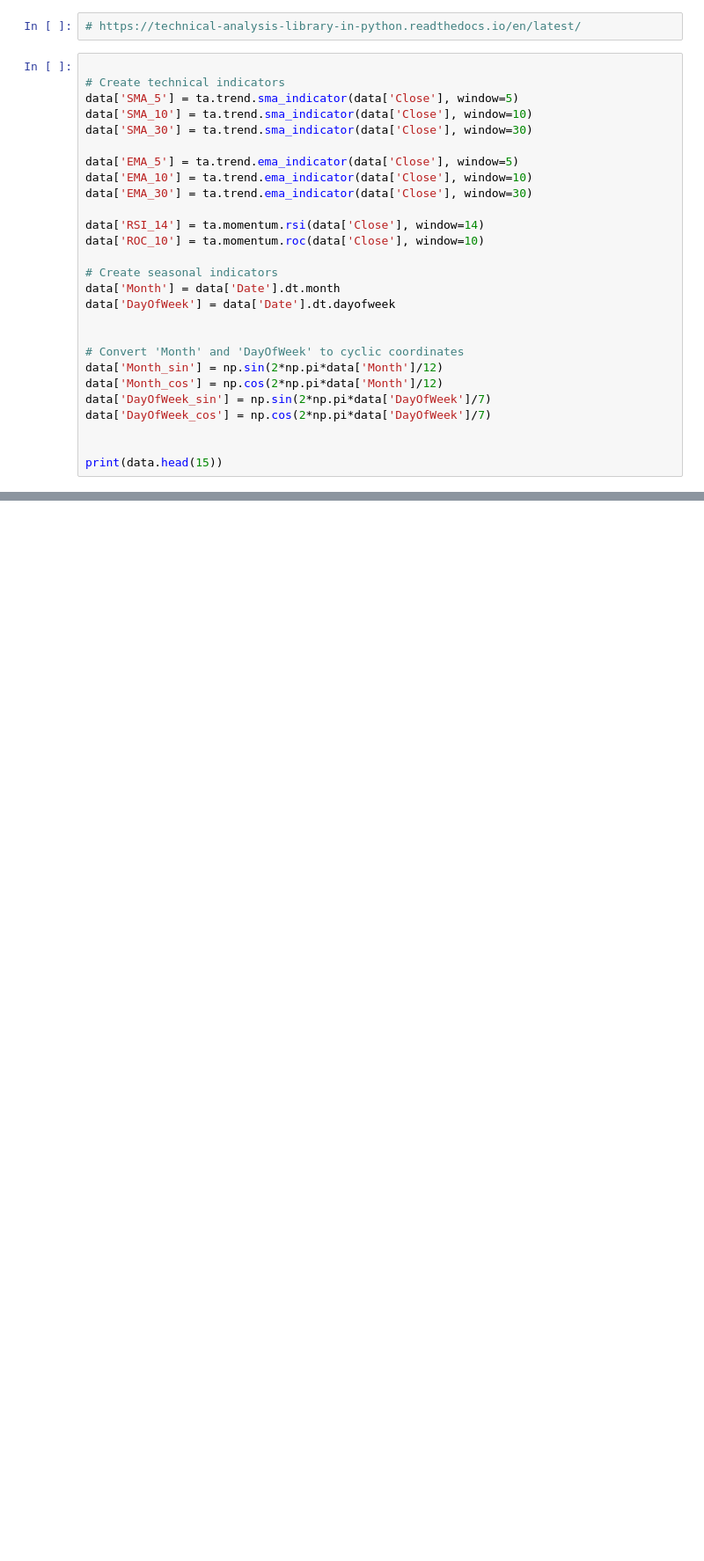
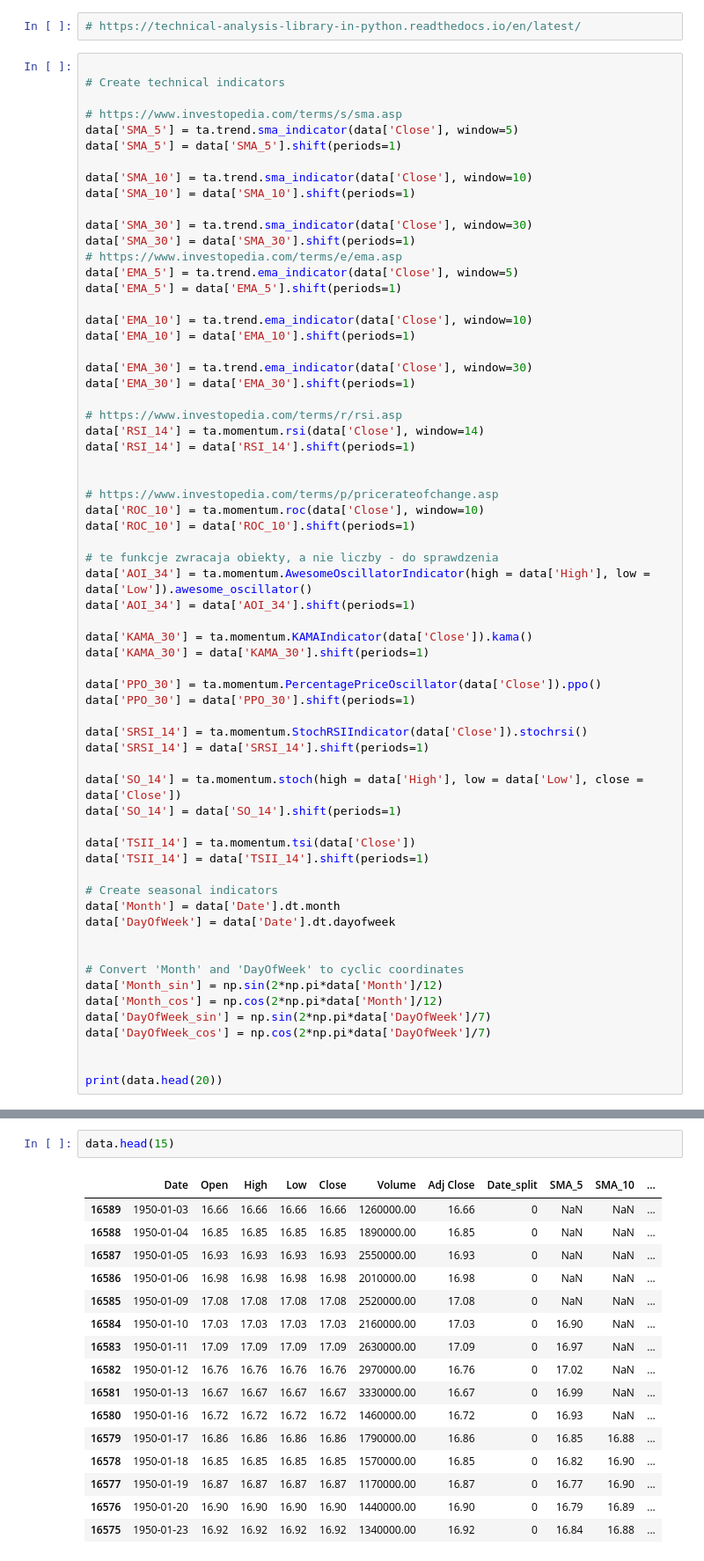
Before and after one commit to TGusciora/python-gp24, a Jupyter notebook: notebooks/001_GP24_tg_EDA_train_model.ipynb, the cells around one changed output, grey strips where cells are left out. Shown at 88% size. Saved outputs shown, nothing was run; the diff lists cells and outputs as text; blank space fills up the shorter version.

```diff
--- a/notebooks/001_GP24_tg_EDA_train_model.ipynb
+++ b/notebooks/001_GP24_tg_EDA_train_model.ipynb
@@ -213,16 +228,53 @@ print(results_df.head())
 # %%
 
 # Create technical indicators
+
+# https://www.investopedia.com/terms/s/sma.asp
 data['SMA_5'] = ta.trend.sma_indicator(data['Close'], window=5)
+data['SMA_5'] = data['SMA_5'].shift(periods=1)
+
 data['SMA_10'] = ta.trend.sma_indicator(data['Close'], window=10)
+data['SMA_10'] = data['SMA_10'].shift(periods=1)
+
 data['SMA_30'] = ta.trend.sma_indicator(data['Close'], window=30)
+data['SMA_30'] = data['SMA_30'].shift(periods=1)
+# https://www.investopedia.com/terms/e/ema.asp
+data['EMA_5'] = ta.trend.ema_indicator(data['Close'], window=5)
+data['EMA_5'] = data['EMA_5'].shift(periods=1)
 
-data['EMA_5'] = ta.trend.ema_indicator(data['Close'], window=5)
 data['EMA_10'] = ta.trend.ema_indicator(data['Close'], window=10)
+data['EMA_10'] = data['EMA_10'].shift(periods=1)
+
 data['EMA_30'] = ta.trend.ema_indicator(data['Close'], window=30)
+data['EMA_30'] = data['EMA_30'].shift(periods=1)
 
+# https://www.investopedia.com/terms/r/rsi.asp
 data['RSI_14'] = ta.momentum.rsi(data['Close'], window=14)
+data['RSI_14'] = data['RSI_14'].shift(periods=1)
+
+
+# https://www.investopedia.com/terms/p/pricerateofchange.asp
 data['ROC_10'] = ta.momentum.roc(data['Close'], window=10)
+data['ROC_10'] = data['ROC_10'].shift(periods=1)
+
+# te funkcje zwracaja obiekty, a nie liczby - do sprawdzenia
+data['AOI_34'] = ta.momentum.AwesomeOscillatorIndicator(high = data['High'], low = data['Low']).awesome_oscillator()
+data['AOI_34'] = data['AOI_34'].shift(periods=1)
+
+data['KAMA_30'] = ta.momentum.KAMAIndicator(data['Close']).kama()
+data['KAMA_30'] = data['KAMA_30'].shift(periods=1)
+
+data['PPO_30'] = ta.momentum.PercentagePriceOscillator(data['Close']).ppo()
+data['PPO_30'] = data['PPO_30'].shift(periods=1)
+
+data['SRSI_14'] = ta.momentum.StochRSIIndicator(data['Close']).stochrsi()
+data['SRSI_14'] = data['SRSI_14'].shift(periods=1)
+
+data['SO_14'] = ta.momentum.stoch(high = data['High'], low = data['Low'], close = data['Close'])
+data['SO_14'] = data['SO_14'].shift(periods=1)
+
+data['TSII_14'] = ta.momentum.tsi(data['Close'])
+data['TSII_14'] = data['TSII_14'].shift(periods=1)
 
 # Create seasonal indicators
 data['Month'] = data['Date'].dt.month
@@ -236,7 +288,7 @@ data['DayOfWeek_sin'] = np.sin(2*np.pi*data['DayOfWeek']/7)
 data['DayOfWeek_cos'] = np.cos(2*np.pi*data['DayOfWeek']/7)
 
 
-print(data.head(15))
+print(data.head(20))
 # %% [output]
             Date  Open  High   Low  Close     Volume  Adj Close  Date_split  \
 16589 1950-01-03 16.66 16.66 16.66  16.66 1260000.00      16.66           0
@@ -257,0 +310,19 @@ print(data.head(15))
+# %%
+data.head(15)
+# %% [output]
+|  | Date | Open | High | Low | Close | Volume | Adj Close | Date_split | SMA_5 | SMA_10 | ... |
+| 16589 | 1950-01-03 | 16.66 | 16.66 | 16.66 | 16.66 | 1260000.00 | 16.66 | 0 | NaN | NaN | ... |
+| 16588 | 1950-01-04 | 16.85 | 16.85 | 16.85 | 16.85 | 1890000.00 | 16.85 | 0 | NaN | NaN | ... |
+| 16587 | 1950-01-05 | 16.93 | 16.93 | 16.93 | 16.93 | 2550000.00 | 16.93 | 0 | NaN | NaN | ... |
+| 16586 | 1950-01-06 | 16.98 | 16.98 | 16.98 | 16.98 | 2010000.00 | 16.98 | 0 | NaN | NaN | ... |
+| 16585 | 1950-01-09 | 17.08 | 17.08 | 17.08 | 17.08 | 2520000.00 | 17.08 | 0 | NaN | NaN | ... |
+| 16584 | 1950-01-10 | 17.03 | 17.03 | 17.03 | 17.03 | 2160000.00 | 17.03 | 0 | 16.90 | NaN | ... |
+| 16583 | 1950-01-11 | 17.09 | 17.09 | 17.09 | 17.09 | 2630000.00 | 17.09 | 0 | 16.97 | NaN | ... |
+| 16582 | 1950-01-12 | 16.76 | 16.76 | 16.76 | 16.76 | 2970000.00 | 16.76 | 0 | 17.02 | NaN | ... |
+| 16581 | 1950-01-13 | 16.67 | 16.67 | 16.67 | 16.67 | 3330000.00 | 16.67 | 0 | 16.99 | NaN | ... |
+| 16580 | 1950-01-16 | 16.72 | 16.72 | 16.72 | 16.72 | 1460000.00 | 16.72 | 0 | 16.93 | NaN | ... |
+| 16579 | 1950-01-17 | 16.86 | 16.86 | 16.86 | 16.86 | 1790000.00 | 16.86 | 0 | 16.85 | 16.88 | ... |
+| 16578 | 1950-01-18 | 16.85 | 16.85 | 16.85 | 16.85 | 1570000.00 | 16.85 | 0 | 16.82 | 16.90 | ... |
+| 16577 | 1950-01-19 | 16.87 | 16.87 | 16.87 | 16.87 | 1170000.00 | 16.87 | 0 | 16.77 | 16.90 | ... |
+| 16576 | 1950-01-20 | 16.90 | 16.90 | 16.90 | 16.90 | 1440000.00 | 16.90 | 0 | 16.79 | 16.89 | ... |
+| 16575 | 1950-01-23 | 16.92 | 16.92 | 16.92 | 16.92 | 1340000.00 | 16.92 | 0 | 16.84 | 16.88 | ... |
```
Also changed, not shown: parts of 4 cells of this notebook.
